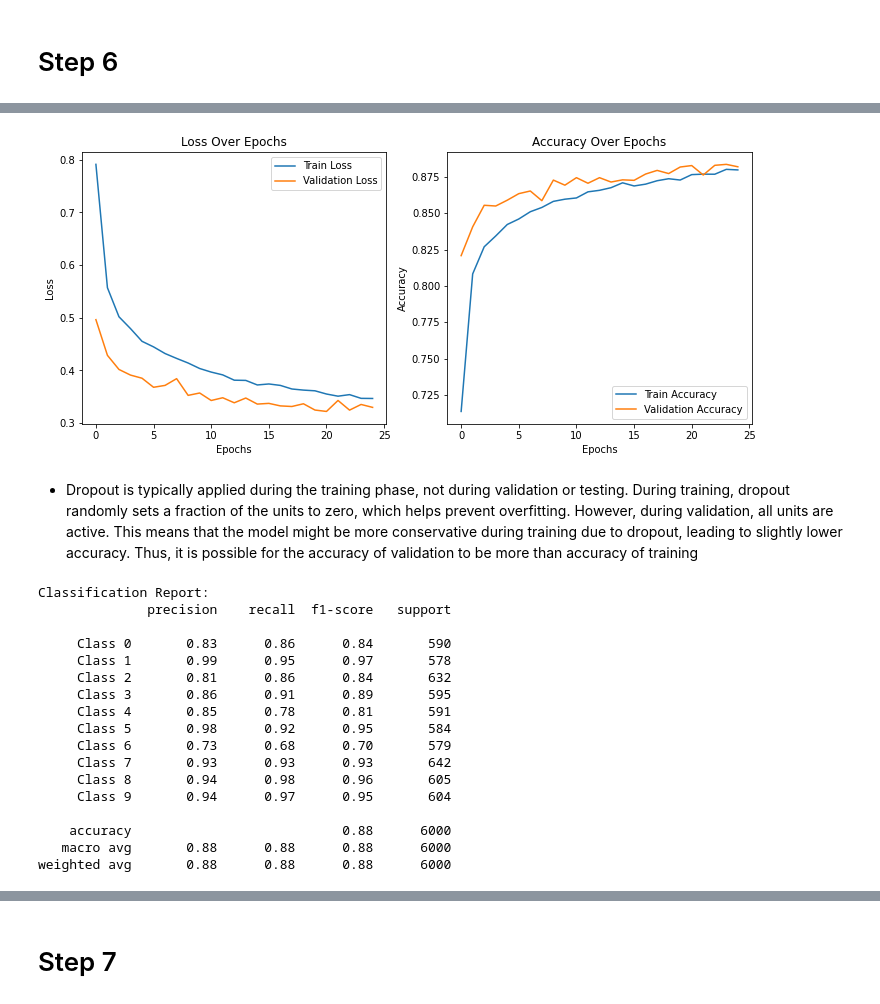
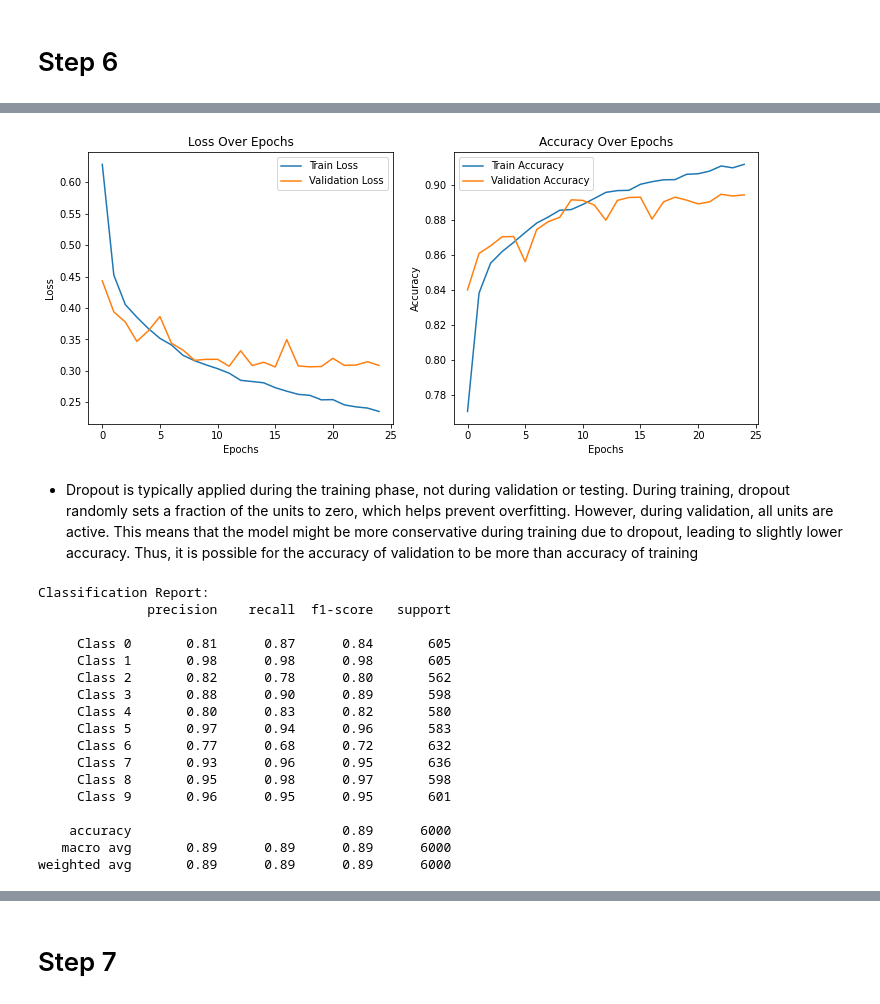
Before and after one commit to alex-abrehforoush/Homework, a Jupyter notebook: 9th sem/Deep Learning/2/Practical/DL_Homework2.ipynb, the cells around one changed output, grey strips where cells are left out. Cells and saved outputs as stored; diff of their text form; code cells hidden in the pictures.

```diff
--- a/9th sem/Deep Learning/2/Practical/DL_Homework2.ipynb
+++ b/9th sem/Deep Learning/2/Practical/DL_Homework2.ipynb
@@ -515,16 +476,15 @@ class MyNNWithDropout(nn.Module):
     def __init__(self):
         # Call the constructor of the parent class nn.Module
         super(MyNNWithDropout, self).__init__()
-        # 8 fully-connected linear layer with dropout
         self.fc1 = nn.Linear(input_size, fc1_output_size)
         self.relu1 = nn.ReLU()
-        self.dropout1 = nn.Dropout(0.4)
+        self.dropout1 = nn.Dropout(0.2)
         self.fc2 = nn.Linear(fc1_output_size, fc2_output_size)
         self.relu2 = nn.ReLU()
-        self.dropout2 = nn.Dropout(0.5)
+        self.dropout2 = nn.Dropout(0.2)
         self.fc3 = nn.Linear(fc2_output_size, fc3_output_size)
         self.relu3 = nn.ReLU()
-        self.dropout3 = nn.Dropout(0.4)
+        self.dropout3 = nn.Dropout(0.2)
         self.fc4 = nn.Linear(fc3_output_size, num_classes)
 
     def forward(self, x):
@@ -574,28 +534,7 @@ Validation Loss: 0.3296, Validation Acc: 0.8820
-# %%
-# Plotting
-plt.figure(figsize=(12, 5))
-
-# Plot training and validation loss
-plt.subplot(1, 2, 1)
-plt.plot(train_losses_adam_dropout, label='Train Loss')
-plt.plot(val_losses_adam_dropout, label='Validation Loss')
-plt.title('Loss Over Epochs')
-plt.xlabel('Epochs')
-plt.ylabel('Loss')
-plt.legend()
-
-# Plot training and validation accuracy
-plt.subplot(1, 2, 2)
-plt.plot(train_accuracies_adam_dropout, label='Train Accuracy')
-plt.plot(val_accuracies_adam_dropout, label='Validation Accuracy')
-plt.title('Accuracy Over Epochs')
-plt.xlabel('Epochs')
-plt.ylabel('Accuracy')
-plt.legend()
-
-plt.show()
-# %% [output]
-[figure, removed]
+# %%
+plottt(train_losses_adam_dropout, val_losses_adam_dropout, train_accuracies_adam_dropout, val_accuracies_adam_dropout)
+# %% [output]
+[figure, added]
 # %% [markdown]
 - Dropout is typically applied during the training phase, not during validation or testing. During training, dropout randomly sets a fraction of the units to zero, which helps prevent overfitting. However, during validation, all units are active. This means that the model might be more conservative during training due to dropout, leading to slightly lower accuracy. Thus, it is possible for the accuracy of validation to be more than accuracy of training
 # %%
@@ -604,17 +543,17 @@ test(model_adam_dropout, test_loader)
 Classification Report:
               precision    recall  f1-score   support
 
-     Class 0       0.83      0.86      0.84       590
-     Class 1       0.99      0.95      0.97       578
-     Class 2       0.81      0.86      0.84       632
-     Class 3       0.86      0.91      0.89       595
-     Class 4       0.85      0.78      0.81       591
-     Class 5       0.98      0.92      0.95       584
-     Class 6       0.73      0.68      0.70       579
-     Class 7       0.93      0.93      0.93       642
-     Class 8       0.94      0.98      0.96       605
-     Class 9       0.94      0.97      0.95       604
+     Class 0       0.81      0.87      0.84       605
+     Class 1       0.98      0.98      0.98       605
+     Class 2       0.82      0.78      0.80       562
+     Class 3       0.88      0.90      0.89       598
+     Class 4       0.80      0.83      0.82       580
+     Class 5       0.97      0.94      0.96       583
+     Class 6       0.77      0.68      0.72       632
+     Class 7       0.93      0.96      0.95       636
+     Class 8       0.95      0.98      0.97       598
+     Class 9       0.96      0.95      0.95       601
 
-    accuracy                           0.88      6000
-   macro avg       0.88      0.88      0.88      6000
-weighted avg       0.88      0.88      0.88      6000
+    accuracy                           0.89      6000
+   macro avg       0.89      0.89      0.89      6000
+weighted avg       0.89      0.89      0.89      6000
```
Also changed, not shown: parts of 31 cells of this notebook.
